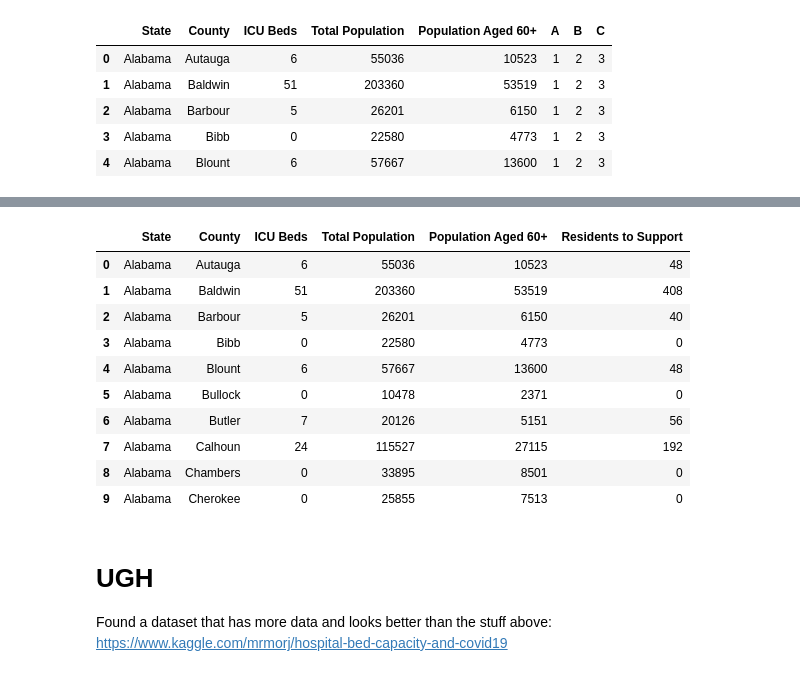
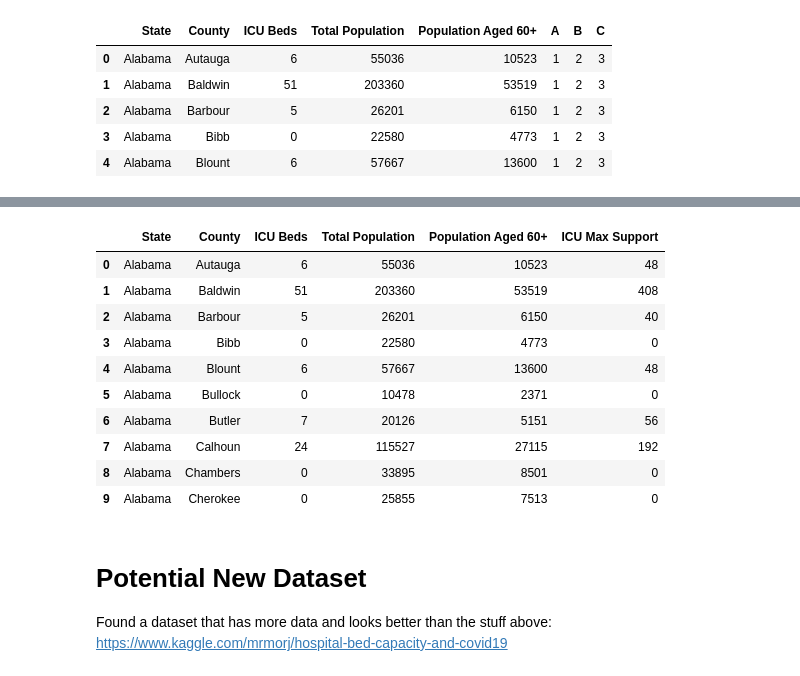
Before and after one commit to PaulBoutot/Big-Data-Challenge-2020, a Jupyter notebook: Analysis1.ipynb, the cells around one changed output, grey strips where cells are left out. Drawn from its saved outputs; the diff is of its cells as text; code cells hidden in the pictures.

```diff
--- a/Analysis1.ipynb
+++ b/Analysis1.ipynb
@@ -266,10 +266,10 @@ avg_data.head(10)
 | 9 | Alabama | Cherokee | 0 | 25855 | 7513 | 0 |
 # %%
 # Worst Case scenario
-worst_data = generate_data(case_data, ('Residents to Support', calculate_residents_to_support('worst')))
+worst_data = generate_data(case_data, ('ICU Max Support', calculate_residents_to_support('worst')))
 worst_data.head(10)
 # %% [output]
-|  | State | County | ICU Beds | Total Population | Population Aged 60+ | Residents to Support |
+|  | State | County | ICU Beds | Total Population | Population Aged 60+ | ICU Max Support |
 | 0 | Alabama | Autauga | 6 | 55036 | 10523 | 48 |
 | 1 | Alabama | Baldwin | 51 | 203360 | 53519 | 408 |
 | 2 | Alabama | Barbour | 5 | 26201 | 6150 | 40 |
@@ -281,6 +281,6 @@ worst_data.head(10)
 | 8 | Alabama | Chambers | 0 | 33895 | 8501 | 0 |
 | 9 | Alabama | Cherokee | 0 | 25855 | 7513 | 0 |
 # %% [markdown]
-# UGH
+# Potential New Dataset
 Found a dataset that has more data and looks better than the stuff above: <br>
 https://www.kaggle.com/mrmorj/hospital-bed-capacity-and-covid19
```
Also changed, not shown: parts of 10 cells of this notebook, 1 other file.
